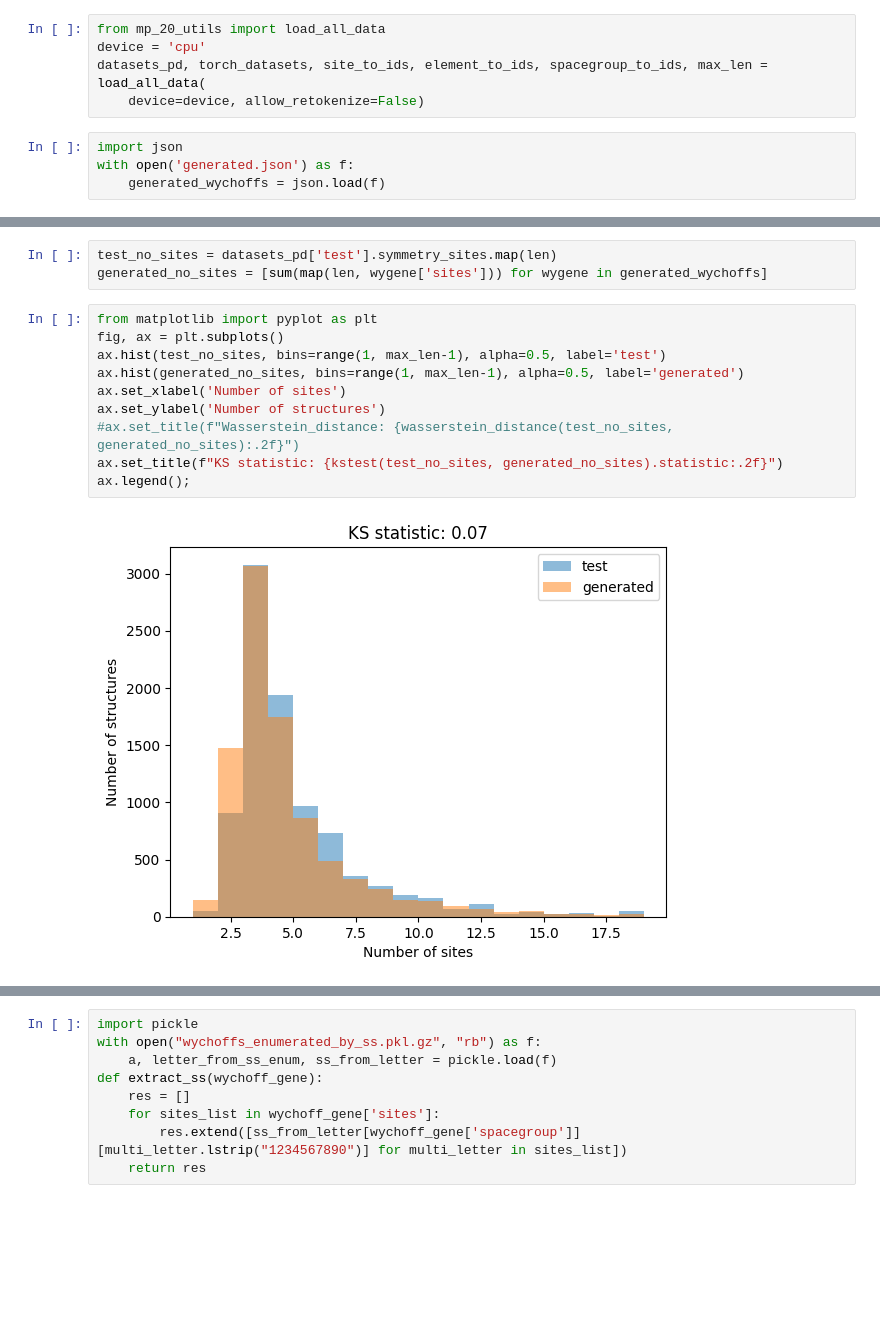
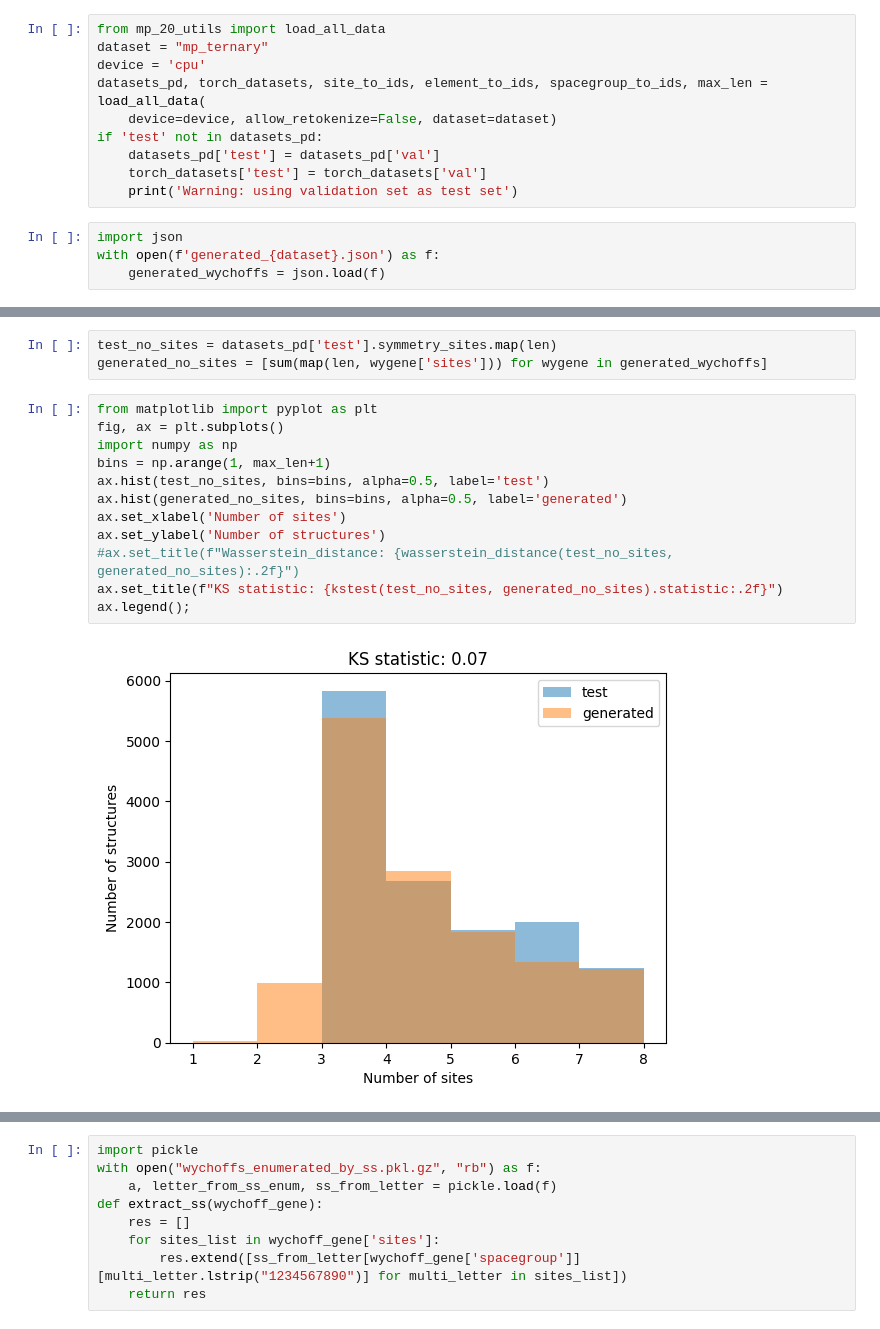
Before and after one commit to kedhip/WyckoffTransformer, a Jupyter notebook: statistical_evaluation.ipynb, the cells around one changed output, grey strips where cells are left out. Drawn from its saved outputs; the diff is of its cells as text; blank space fills up the shorter version.

Commit message:
Preliminary mp_ternary eval

```diff
--- a/statistical_evaluation.ipynb
+++ b/statistical_evaluation.ipynb
@@ -2,12 +2,17 @@
 from pyxtal import pyxtal
 # %%
 from mp_20_utils import load_all_data
+dataset = "mp_ternary"
 device = 'cpu'
 datasets_pd, torch_datasets, site_to_ids, element_to_ids, spacegroup_to_ids, max_len = load_all_data(
-    device=device, allow_retokenize=False)
+    device=device, allow_retokenize=False, dataset=dataset)
+if 'test' not in datasets_pd:
+    datasets_pd['test'] = datasets_pd['val']
+    torch_datasets['test'] = torch_datasets['val']
+    print('Warning: using validation set as test set')
 # %%
 import json
-with open('generated.json') as f:
+with open(f'generated_{dataset}.json') as f:
     generated_wychoffs = json.load(f)
 # %%
 from scipy.stats import wasserstein_distance, kstest
@@ -17,15 +22,17 @@ generated_no_sites = [sum(map(len, wygene['sites'])) for wygene in generated_wyc
 # %%
 from matplotlib import pyplot as plt
 fig, ax = plt.subplots()
-ax.hist(test_no_sites, bins=range(1, max_len-1), alpha=0.5, label='test')
-ax.hist(generated_no_sites, bins=range(1, max_len-1), alpha=0.5, label='generated')
+import numpy as np
+bins = np.arange(1, max_len+1)
+ax.hist(test_no_sites, bins=bins, alpha=0.5, label='test')
+ax.hist(generated_no_sites, bins=bins, alpha=0.5, label='generated')
 ax.set_xlabel('Number of sites')
 ax.set_ylabel('Number of structures')
 #ax.set_title(f"Wasserstein_distance: {wasserstein_distance(test_no_sites, generated_no_sites):.2f}")
 ax.set_title(f"KS statistic: {kstest(test_no_sites, generated_no_sites).statistic:.2f}")
 ax.legend();
 # %% [output]
-[figure, old version]
+[figure, new version]
 # %%
 def count_elements(record):
     return len(set(record["elements"]))
```
Also changed, not shown: parts of 6 cells of this notebook.
